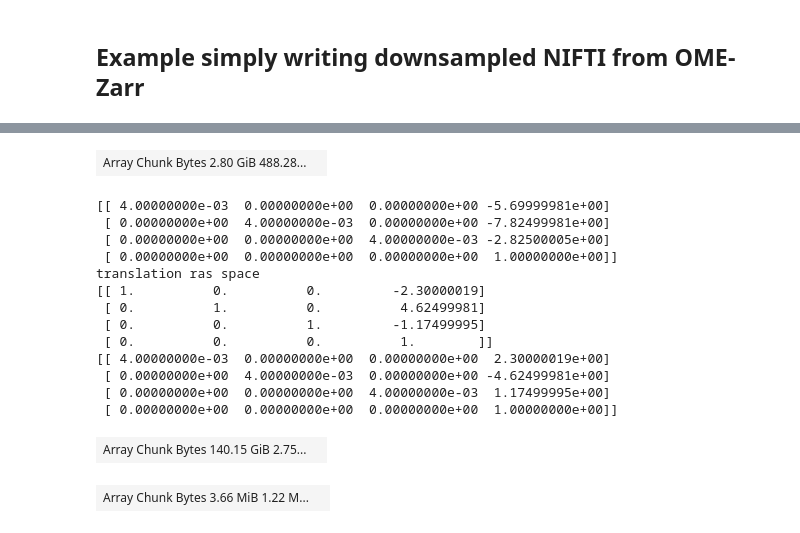
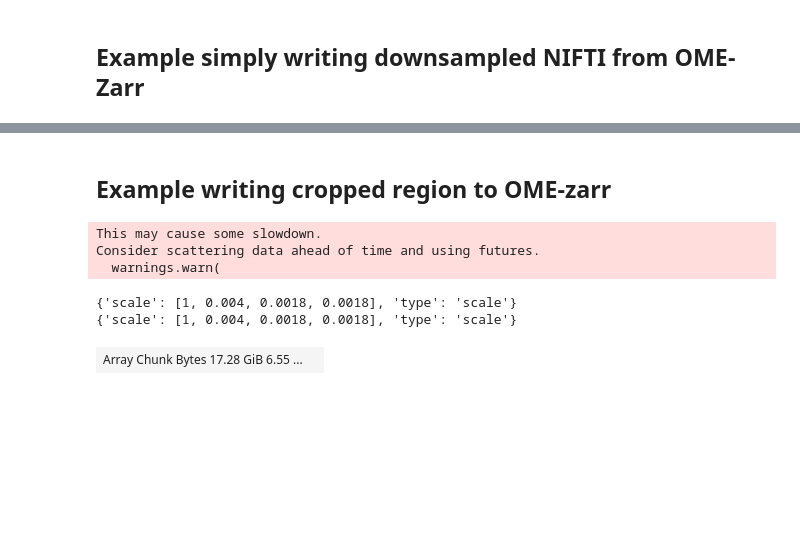
Before and after one commit to khanlab/zarrnii, a Jupyter notebook: notebooks/example_transform.ipynb, the cells around one changed output, grey strips where cells are left out. Cells and saved outputs as stored; diff of their text form; code cells hidden in the pictures; blank space fills up the shorter version.

```diff
--- a/notebooks/example_transform.ipynb
+++ b/notebooks/example_transform.ipynb
@@ -468,37 +174,22 @@ znimg_warped = znimg_flo.apply_transform(Transform.affine_ras_from_array(np.eye(
-# %%
-znimg_warped.darr
-# %% [output]
-| Array Chunk Bytes 2.80 GiB 488.28... |  |
-# %%
-# test translation/crop
-from zarrnii import ZarrNii, Transform
-
-ref_zoomed = ZarrNii.from_path_as_ref('/local/SPIMquant_oznbranch/spimquant/results/tpl-ABAv3/tpl-ABAv3_anat.nii.gz',zooms=(0.004,0.004,0.004),chunks=(600,600,1))
-
-#crop the reference image
-print(ref_zoomed.vox2ras.affine)
-
-ref_cropped = ref_zoomed.crop_with_bounding_box((2000,800,1000),(2600,1600,1001))
-print(ref_cropped.vox2ras.affine)
-# %% [output]
-[[ 4.00000000e-03  0.00000000e+00  0.00000000e+00 -5.69999981e+00]
- [ 0.00000000e+00  4.00000000e-03  0.00000000e+00 -7.82499981e+00]
- [ 0.00000000e+00  0.00000000e+00  4.00000000e-03 -2.82500005e+00]
- [ 0.00000000e+00  0.00000000e+00  0.00000000e+00  1.00000000e+00]]
-translation ras space
-[[ 1.          0.          0.         -2.30000019]
- [ 0.          1.          0.          4.62499981]
- [ 0.          0.          1.         -1.17499995]
- [ 0.          0.          0.          1.        ]]
-[[ 4.00000000e-03  0.00000000e+00  0.00000000e+00  2.30000019e+00]
- [ 0.00000000e+00  4.00000000e-03  0.00000000e+00 -4.62499981e+00]
- [ 0.00000000e+00  0.00000000e+00  4.00000000e-03  1.17499995e+00]
- [ 0.00000000e+00  0.00000000e+00  0.00000000e+00  1.00000000e+00]]
-# %%
-ref_zoomed.darr
-# %% [output]
-| Array Chunk Bytes 140.15 GiB 2.75... |  |
-# %%
-ref_cropped.darr
-# %% [output]
-| Array Chunk Bytes 3.66 MiB 1.22 M... |  |
+# %% [markdown]
+## Example writing cropped region to OME-zarr
+# %%
+#have ABAv3 already registered to subject, but in a downsampled space
+#we can use this to get a bounding box, and specify it to be in RAS coordinates
+#so it can be used on the full res OME-Zarr
+subj_dseg='/local/SPIMquant_oznbranch/spimquant/results/sub-o28/micr/sub-o28_sample-brain_acq-prestitched_from-ABAv3_level-5_desc-deform_dseg.nii.gz'
+(bbox_min, bbox_max) = (ZarrNii.from_path(subj_dseg)
+                            .get_bounding_box_around_label(476,ras_coords=True))
+
+#here, we crop with the bbox
+znimg_crop_dg = (ZarrNii.from_path('/cifs/prado/Kate/AK_Pipeline_LSM/spimprep/bids/sub-o28/micr/sub-o28_sample-brain_acq-prestitched_SPIM.ome.zarr',
+                                   level=0,channels=[0,1])
+                        .crop_with_bounding_box(bbox_min,bbox_max,ras_coords=True))
+znimg_crop_dg.darr
+# %% [output]
+This may cause some slowdown.
+Consider scattering data ahead of time and using futures.
+  warnings.warn(
+{'scale': [1, 0.004, 0.0018, 0.0018], 'type': 'scale'}
+{'scale': [1, 0.004, 0.0018, 0.0018], 'type': 'scale'}
+| Array Chunk Bytes 17.28 GiB 6.55 ... |  |
```
Also changed, not shown: parts of 55 cells of this notebook.
